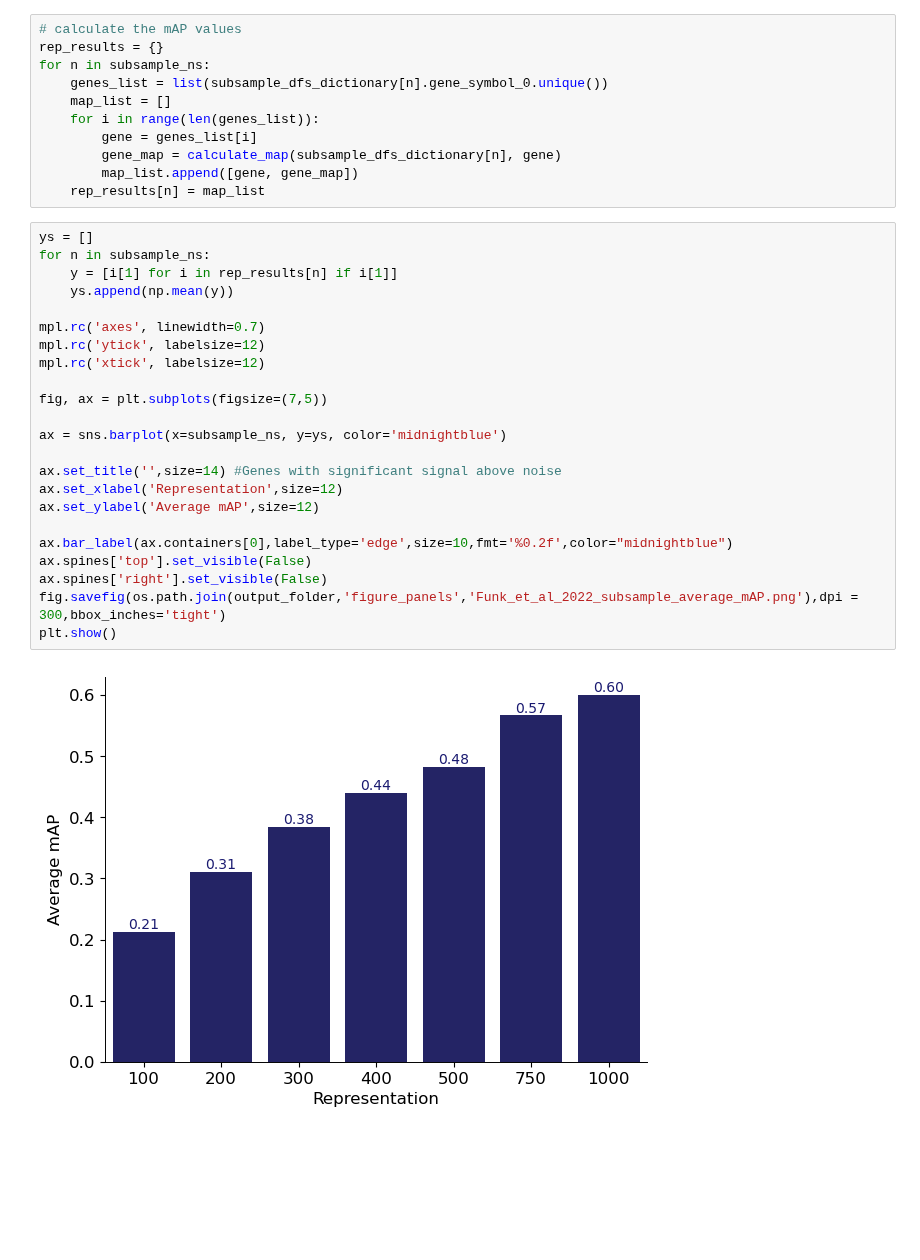
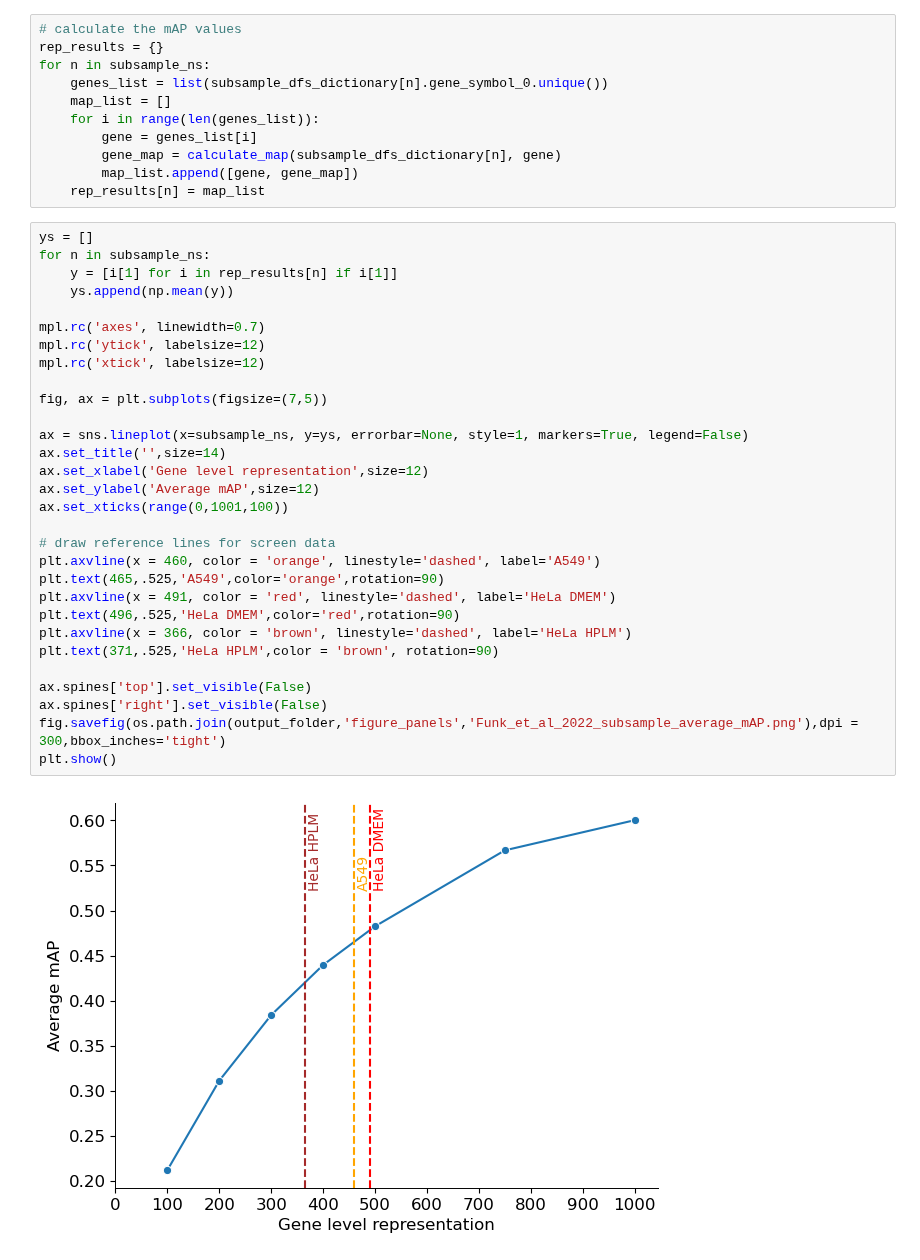
Before and after one commit to broadinstitute/2022_PERISCOPE, a Jupyter notebook: Supplemental_z/Funk_et_al_2022_dataset_mAP_calculations.ipynb, the cells around one changed output. Saved outputs shown, nothing was run; the diff lists cells and outputs as text; blank space fills up the shorter version.

Commit message:
update map figure

```diff
--- a/Supplemental_z/Funk_et_al_2022_dataset_mAP_calculations.ipynb
+++ b/Supplemental_z/Funk_et_al_2022_dataset_mAP_calculations.ipynb
@@ -317,25 +335,32 @@ for n in subsample_ns:
 # %%
 ys = []
 for n in subsample_ns:
     y = [i[1] for i in rep_results[n] if i[1]]
     ys.append(np.mean(y))
 
 mpl.rc('axes', linewidth=0.7)
 mpl.rc('ytick', labelsize=12)
 mpl.rc('xtick', labelsize=12)
 
 fig, ax = plt.subplots(figsize=(7,5))
 
-ax = sns.barplot(x=subsample_ns, y=ys, color='midnightblue')
+ax = sns.lineplot(x=subsample_ns, y=ys, errorbar=None, style=1, markers=True, legend=False)
+ax.set_title('',size=14)
+ax.set_xlabel('Gene level representation',size=12)
+ax.set_ylabel('Average mAP',size=12)
+ax.set_xticks(range(0,1001,100))
 
-ax.set_title('',size=14) #Genes with significant signal above noise
-ax.set_xlabel('Representation',size=12)
-ax.set_ylabel('Average mAP',size=12)
+# draw reference lines for screen data
+plt.axvline(x = 460, color = 'orange', linestyle='dashed', label='A549')
+plt.text(465,.525,'A549',color='orange',rotation=90)
+plt.axvline(x = 491, color = 'red', linestyle='dashed', label='HeLa DMEM')
+plt.text(496,.525,'HeLa DMEM',color='red',rotation=90)
+plt.axvline(x = 366, color = 'brown', linestyle='dashed', label='HeLa HPLM')
+plt.text(371,.525,'HeLa HPLM',color = 'brown', rotation=90)
 
-ax.bar_label(ax.containers[0],label_type='edge',size=10,fmt='%0.2f',color="midnightblue")
 ax.spines['top'].set_visible(False)
 ax.spines['right'].set_visible(False)
 fig.savefig(os.path.join(output_folder,'figure_panels','Funk_et_al_2022_subsample_average_mAP.png'),dpi = 300,bbox_inches='tight')
 plt.show()
 # %% [output]
-[figure, old version]
+[figure, new version]
```
Also changed, not shown: parts of 1 cell of this notebook, 1 other file.
